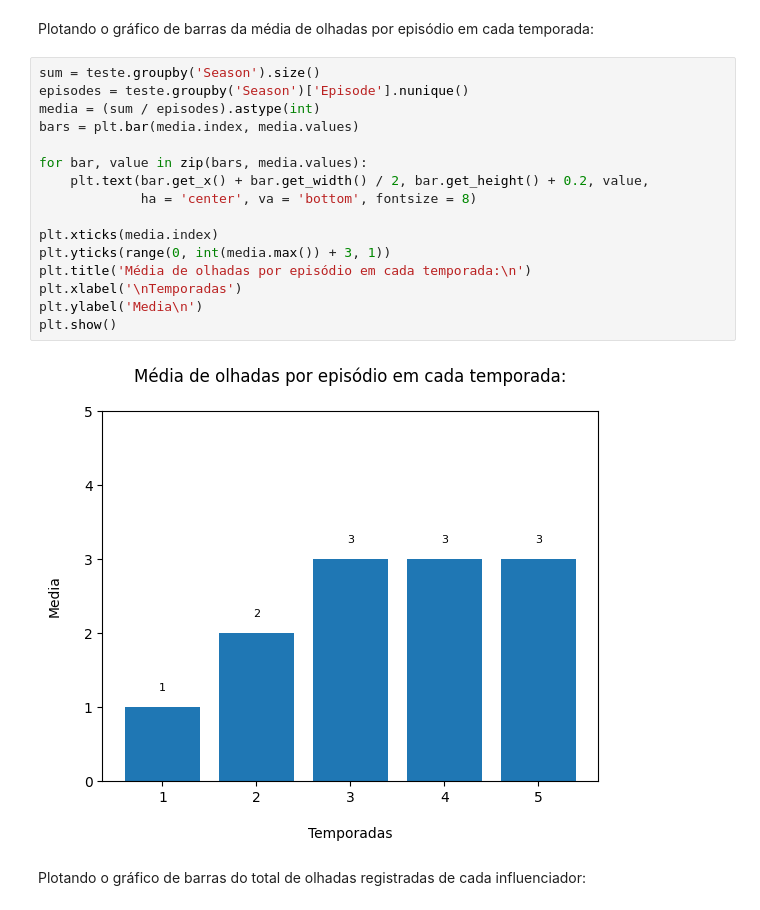
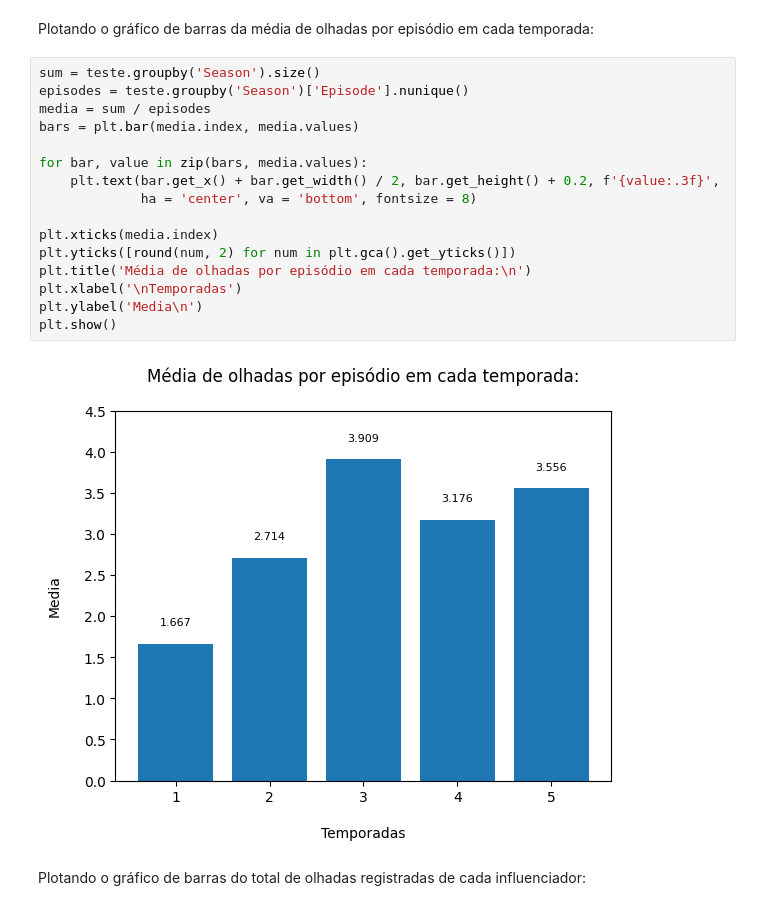
Before and after one commit to marinasbrum/ExploringNonverbalCommunication, a Jupyter notebook: Emotional_Responses_Analysis.ipynb, the cells around one changed output. Drawn from its saved outputs; the diff is of its cells as text.

```diff
--- a/Emotional_Responses_Analysis.ipynb
+++ b/Emotional_Responses_Analysis.ipynb
@@ -56,21 +57,21 @@ Plotando o gráfico de barras da média de olhadas por episódio em cada tempora
 # %%
 sum = teste.groupby('Season').size()
 episodes = teste.groupby('Season')['Episode'].nunique()
-media = (sum / episodes).astype(int)
+media = sum / episodes
 bars = plt.bar(media.index, media.values)
 
 for bar, value in zip(bars, media.values):
-    plt.text(bar.get_x() + bar.get_width() / 2, bar.get_height() + 0.2, value,
+    plt.text(bar.get_x() + bar.get_width() / 2, bar.get_height() + 0.2, f'{value:.3f}',
              ha = 'center', va = 'bottom', fontsize = 8)
 
 plt.xticks(media.index)
-plt.yticks(range(0, int(media.max()) + 3, 1))
+plt.yticks([round(num, 2) for num in plt.gca().get_yticks()])
 plt.title('Média de olhadas por episódio em cada temporada:\n')
 plt.xlabel('\nTemporadas')
 plt.ylabel('Media\n')
 plt.show()
 # %% [output]
-[figure, old version]
+[figure, new version]
 # %% [markdown]
 Plotando o gráfico de barras do total de olhadas registradas de cada influenciador:
 # %%
```
Also changed, not shown: parts of 3 cells of this notebook.
